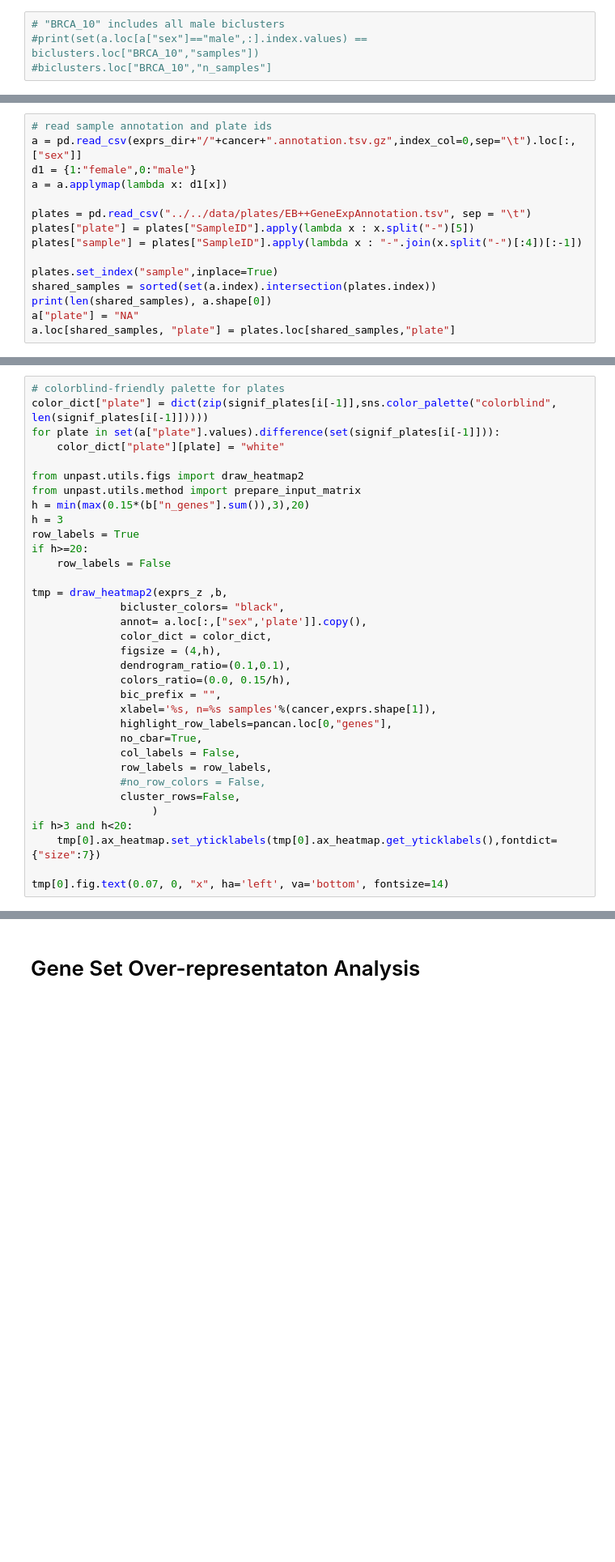
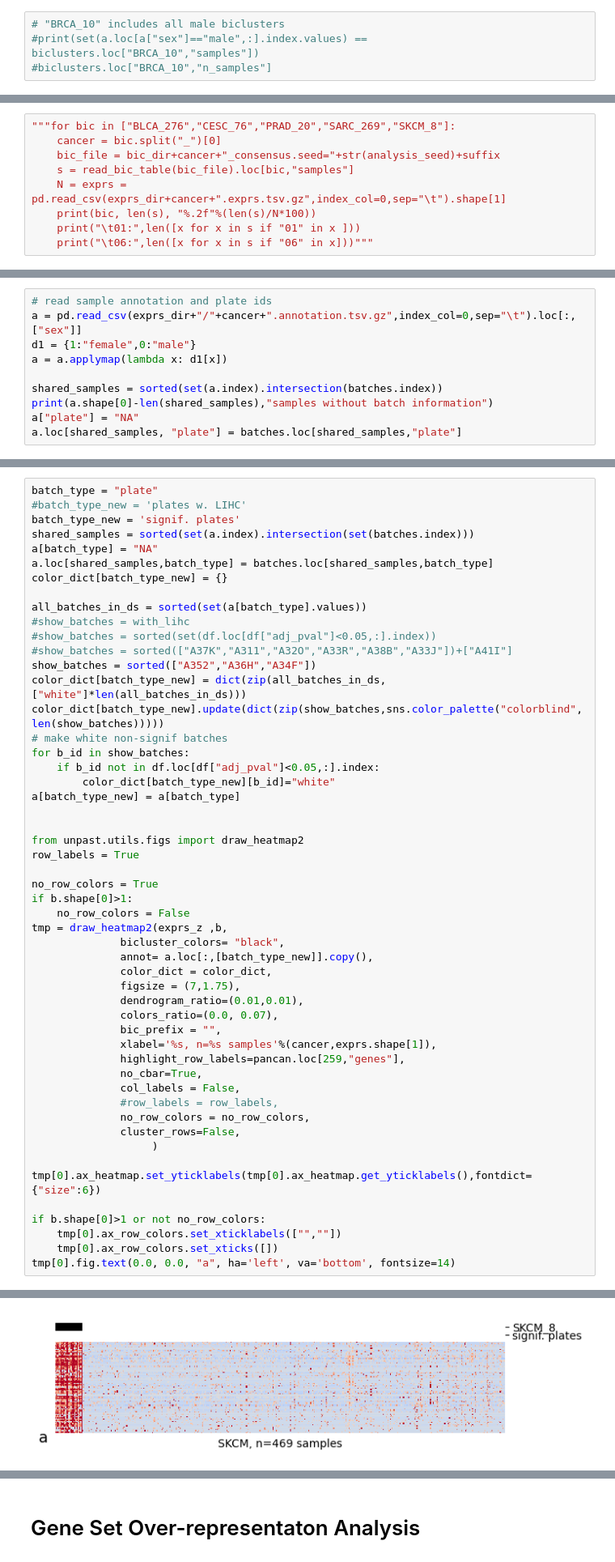
Before and after one commit to ozolotareva/unpast_paper, a Jupyter notebook: notebooks/all_cancers_TCGA_recurrent_biclusters.ipynb, the cells around one changed output, grey strips where cells are left out. Shown at 81% size. Cells and saved outputs as stored; diff of their text form; blank space fills up the shorter version.

Commit message:
batch effects analysis and supplementary figures

```diff
--- a/notebooks/all_cancers_TCGA_recurrent_biclusters.ipynb
+++ b/notebooks/all_cancers_TCGA_recurrent_biclusters.ipynb
@@ -567,0 +614,9 @@ print(i[-1], len(sele_samples))
+# %%
+"""for bic in ["BLCA_276","CESC_76","PRAD_20","SARC_269","SKCM_8"]:
+    cancer = bic.split("_")[0]
+    bic_file = bic_dir+cancer+"_consensus.seed="+str(analysis_seed)+suffix
+    s = read_bic_table(bic_file).loc[bic,"samples"]
+    N = exprs = pd.read_csv(exprs_dir+cancer+".exprs.tsv.gz",index_col=0,sep="\t").shape[1]
+    print(bic, len(s), "%.2f"%(len(s)/N*100))
+    print("\t01:",len([x for x in s if "01" in x ]))
+    print("\t06:",len([x for x in s if "06" in x]))"""
@@ -571,12 +628,7 @@ a = pd.read_csv(exprs_dir+"/"+cancer+".annotation.tsv.gz",index_col=0,sep="\t").
 d1 = {1:"female",0:"male"}
 a = a.applymap(lambda x: d1[x])
 
-plates = pd.read_csv("../../data/plates/EB++GeneExpAnnotation.tsv", sep = "\t")
-plates["plate"] = plates["SampleID"].apply(lambda x : x.split("-")[5])
-plates["sample"] = plates["SampleID"].apply(lambda x : "-".join(x.split("-")[:4])[:-1])
-
-plates.set_index("sample",inplace=True)
-shared_samples = sorted(set(a.index).intersection(plates.index))
-print(len(shared_samples), a.shape[0])
+shared_samples = sorted(set(a.index).intersection(batches.index))
+print(a.shape[0]-len(shared_samples),"samples without batch information")
 a["plate"] = "NA"
-a.loc[shared_samples, "plate"] = plates.loc[shared_samples,"plate"]
+a.loc[shared_samples, "plate"] = batches.loc[shared_samples,"plate"]
@@ -608,34 +716,53 @@ signif_plates = {"BRCA_39":['A056'],
 # %%
-# colorblind-friendly palette for plates
-color_dict["plate"] = dict(zip(signif_plates[i[-1]],sns.color_palette("colorblind", len(signif_plates[i[-1]]))))
-for plate in set(a["plate"].values).difference(set(signif_plates[i[-1]])):
-    color_dict["plate"][plate] = "white"
+batch_type = "plate"
+#batch_type_new = 'plates w. LIHC'
+batch_type_new = 'signif. plates'
+shared_samples = sorted(set(a.index).intersection(set(batches.index)))
+a[batch_type] = "NA"
+a.loc[shared_samples,batch_type] = batches.loc[shared_samples,batch_type]
+color_dict[batch_type_new] = {}
+
+all_batches_in_ds = sorted(set(a[batch_type].values))
+#show_batches = with_lihc
+#show_batches = sorted(set(df.loc[df["adj_pval"]<0.05,:].index))
+#show_batches = sorted(["A37K","A311","A32O","A33R","A38B","A33J"])+["A41I"]
+show_batches = sorted(["A352","A36H","A34F"])
+color_dict[batch_type_new] = dict(zip(all_batches_in_ds,["white"]*len(all_batches_in_ds)))
+color_dict[batch_type_new].update(dict(zip(show_batches,sns.color_palette("colorblind",len(show_batches)))))
+# make white non-signif batches
+for b_id in show_batches:
+    if b_id not in df.loc[df["adj_pval"]<0.05,:].index:
+        color_dict[batch_type_new][b_id]="white"
+a[batch_type_new] = a[batch_type]
+
 
 from unpast.utils.figs import draw_heatmap2
-from unpast.utils.method import prepare_input_matrix
-h = min(max(0.15*(b["n_genes"].sum()),3),20)
-h = 3
 row_labels = True
-if h>=20:
-    row_labels = False
 
+no_row_colors = True
+if b.shape[0]>1:
+    no_row_colors = False
 tmp = draw_heatmap2(exprs_z ,b,
               bicluster_colors= "black",
-              annot= a.loc[:,["sex",'plate']].copy(),
+              annot= a.loc[:,[batch_type_new]].copy(),
               color_dict = color_dict,
-              figsize = (4,h),
-              dendrogram_ratio=(0.1,0.1),
-              colors_ratio=(0.0, 0.15/h),
+              figsize = (7,1.75),
+              dendrogram_ratio=(0.01,0.01),
+              colors_ratio=(0.0, 0.07),
               bic_prefix = "",
               xlabel='%s, n=%s samples'%(cancer,exprs.shape[1]),
-              highlight_row_labels=pancan.loc[0,"genes"],
+              highlight_row_labels=pancan.loc[259,"genes"],
               no_cbar=True,
               col_labels = False,
-              row_labels = row_labels,
-              #no_row_colors = False,
+              #row_labels = row_labels,
+              no_row_colors = no_row_colors,
               cluster_rows=False,
                    )
-if h>3 and h<20:
-    tmp[0].ax_heatmap.set_yticklabels(tmp[0].ax_heatmap.get_yticklabels(),fontdict={"size":7})
 
-tmp[0].fig.text(0.07, 0, "x", ha='left', va='bottom', fontsize=14)
+tmp[0].ax_heatmap.set_yticklabels(tmp[0].ax_heatmap.get_yticklabels(),fontdict={"size":6})
+
+if b.shape[0]>1 or not no_row_colors:
+    tmp[0].ax_row_colors.set_xticklabels(["",""])
+    tmp[0].ax_row_colors.set_xticks([])
+tmp[0].fig.text(0.0, 0.0, "a", ha='left', va='bottom', fontsize=14)
+# %% [output]
@@ -641,0 +770 @@ tmp[0].fig.text(0.07, 0, "x", ha='left', va='bottom', fontsize=14)
+[figure, added]
```
Also changed, not shown: parts of 41 cells of this notebook.
